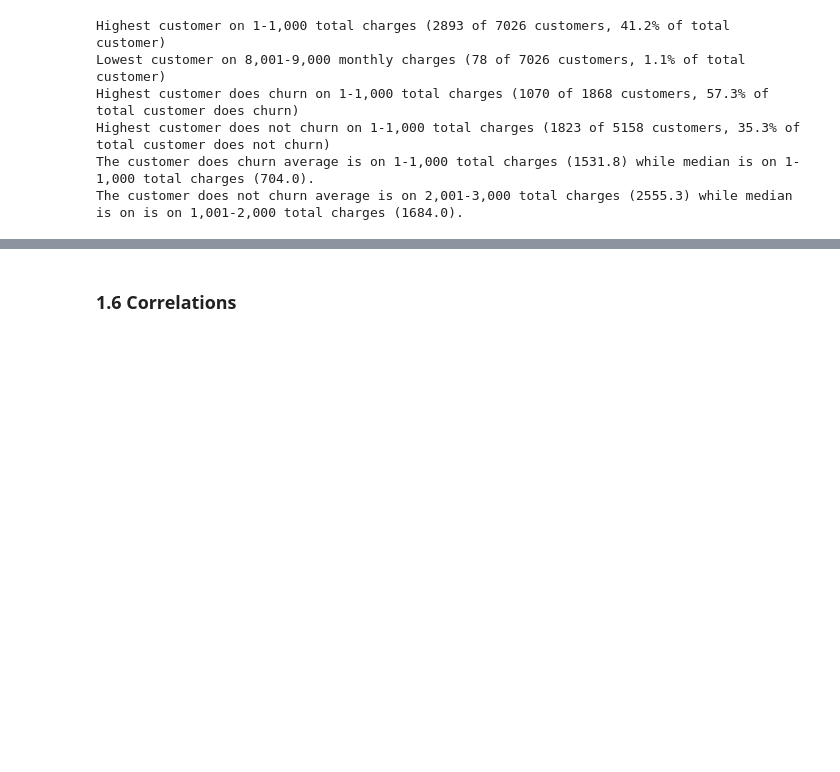
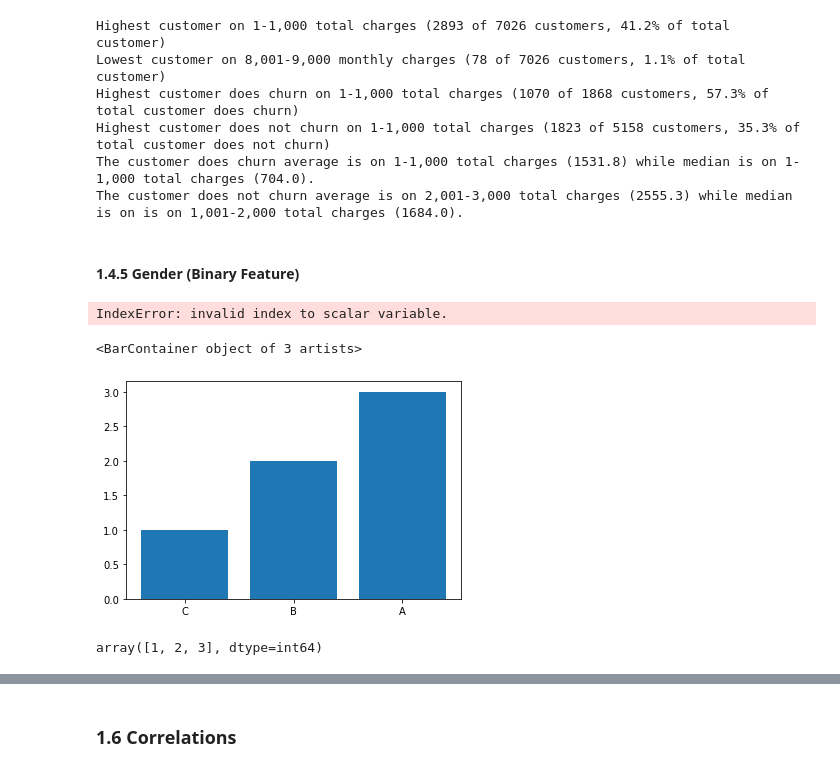
Before and after one commit to muhammadrifki1992/Project, a Jupyter notebook: Project2.ipynb, the cells around one changed output, grey strips where cells are left out. Drawn from its saved outputs; the diff is of its cells as text; code cells hidden in the pictures; blank space fills up the shorter version.

```diff
--- a/Project2.ipynb
+++ b/Project2.ipynb
@@ -503,3 +522,45 @@ Highest customer does churn on 1-1,000 total charges (1070 of 1868 customers, 57
 Highest customer does not churn on 1-1,000 total charges (1823 of 5158 customers, 35.3% of total customer does not churn)
 The customer does churn average is on 1-1,000 total charges (1531.8) while median is on 1-1,000 total charges (704.0).
 The customer does not churn average is on 2,001-3,000 total charges (2555.3) while median is on is on 1,001-2,000 total charges (1684.0).
+# %% [markdown]
+#### 1.4.5 Gender (Binary Feature)
+# %%
+# function to add value labels
+def addlabels(x, y):
+    for i in range(len(x)):
+        plt.text(i, y[i], y[i], ha = 'center',
+                 Bbox = dict(facecolor = 'cyan', alpha =.8))
+
+if __name__ == '__main__':
+
+
+#Visualization
+    with sns.color_palette(['#cf0022', '#18cf00']):
+        plt.figure(figsize=(7, 5))
+        sns.countplot(x=df1['gender'], hue='Churn', data=df1)
+        addlabels(df1['gender'].unique(), df1['gender'].count())
+        plt.xlabel('Gender', size=13, labelpad=5)
+        plt.ylabel('Number of Customer', size=13, labelpad=5)
+        plt.legend(['Churn=Yes', 'Churn=No'], loc='upper center', prop={'size': 10})
+        plt.title('Customer Churn by Gender', size=15, y=1.10)
+
+plt.show()
+# %% [output]
+IndexError: invalid index to scalar variable.
+# %%
+def addlabels(x,y):
+    for i in range(len(x)):
+        plt.text(i, y[i], y[i], ha = 'center')
+
+df = pd.DataFrame(['A','A','A','B','B','C'], columns = ['letters'])
+plt_df = df.letters.value_counts().sort_values()
+
+plt.bar(plt_df.index, plt_df.values)
+addlabels(plt_df.index, plt_df.values)
+# %% [output]
+<BarContainer object of 3 artists>
+[figure, added]
+# %%
+plt_df.values
+# %% [output]
+array([1, 2, 3], dtype=int64)
```
Also changed, not shown: parts of 12 cells of this notebook.
